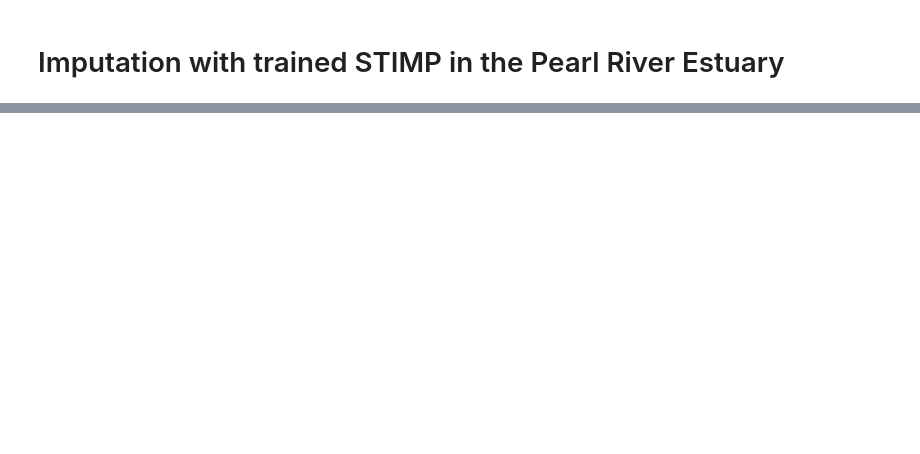
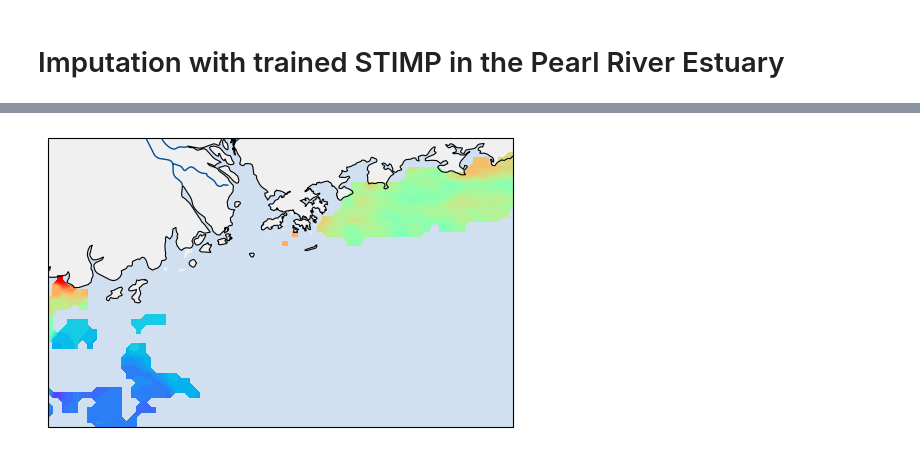
Before and after one commit to Ryanfzhang/STIMP-tutorials, a Jupyter notebook: docs/source/analysis/PRE/02-imputation-pearl-river-estuary.ipynb, the cells around one changed output, grey strips where cells are left out. Cells and saved outputs as stored; diff of their text form; code cells hidden in the pictures; blank space fills up the shorter version.

```diff
--- a/docs/source/analysis/PRE/02-imputation-pearl-river-estuary.ipynb
+++ b/docs/source/analysis/PRE/02-imputation-pearl-river-estuary.ipynb
@@ -589,0 +376,18 @@ map.colorbar(boundaries=np.linspace(-1.5, 1.5, 20), ticks=np.linspace(-1.5, 1.5,
+# %%
+config.missing_ratio=0.7
+from torch.utils.data import DataLoader
+test_dloader = DataLoader(PRE8dDataset(config, mode='test'), 1, shuffle=False)
+datas, data_ob_masks, data_gt_masks, labels, label_masks = next(iter(test_dloader))
+device = "cuda"
+datas, data_ob_masks, data_gt_masks, labels, label_masks = datas.float().to(device), data_ob_masks.to(device), data_gt_masks.to(device), labels.to(device), label_masks.to(device)
+
+adj = np.load("./data/{}/adj.npy".format(config.area))
+adj = torch.from_numpy(adj).float().to(device)
+model = torch.load("./log/imputation/PRE/STIMP/best_0.9.pt")
+model = model.to(device)
+cond_mask = data_gt_masks
+imputed_data_our = model.impute(datas, cond_mask, adj, 10)
+imputed_data_our = imputed_data_our.median(1).values
+mask = data_ob_masks - cond_mask
+imputed_our = imputed_data_our[0][mask.bool().cpu()[0]]
+truth = datas[0][mask.bool()[0]].cpu()
@@ -589,0 +710,35 @@ map.colorbar(boundaries=np.linspace(-1.5, 1.5, 20), ticks=np.linspace(-1.5, 1.5,
+# %%
+#oral observation
+import matplotlib.pyplot as plt
+import cartopy.crs as ccrs
+import cartopy.feature as cfeature
+import cartopy.io.shapereader as shpreader
+import matplotlib.ticker as mticker
+from copy import deepcopy
+
+from matplotlib.cm import ScalarMappable
+from matplotlib.colors import Normalize
+
+t=0
+is_sea =np.load("./data/PRE/is_sea.npy")
+lon = np.load("./data/PRE/lon.npy")
+lati = np.load("./data/PRE/lati.npy")
+
+fig, axes = plt.subplots(nrows=1, ncols=1, figsize=(6, 5),
+                         subplot_kw={'projection': ccrs.PlateCarree()})
+lon1, lon2, lati1, lati2 = lon.min(), lon.max(), lati.min(), lati.max()
+axes.set_extent([lon1, lon2, lati1, lati2], crs=ccrs.PlateCarree())
+
+tmp = deepcopy(observed[t].numpy())
+tmp[~is_sea.astype(bool)]= np.nan
+
+axes.add_feature(cfeature.LAND, facecolor='#f0f0f0')
+axes.add_feature(cfeature.COASTLINE.with_scale('10m'), linewidth=0.8)
+axes.add_feature(cfeature.OCEAN, facecolor='#d0e0f0')
+axes.add_feature(cfeature.LAKES.with_scale('10m'), facecolor='#d0e0f0')
+axes.add_feature(cfeature.RIVERS.with_scale('10m'), edgecolor='#004d99')
+
+contourf = axes.contourf(lon, lati, tmp,
+                        levels=np.linspace(-1.5, 1.5, 40),cmap="rainbow",extend='both',transform=ccrs.PlateCarree())
+# %% [output]
+[figure, added]
```
Also changed, not shown: parts of 74 cells of this notebook.
